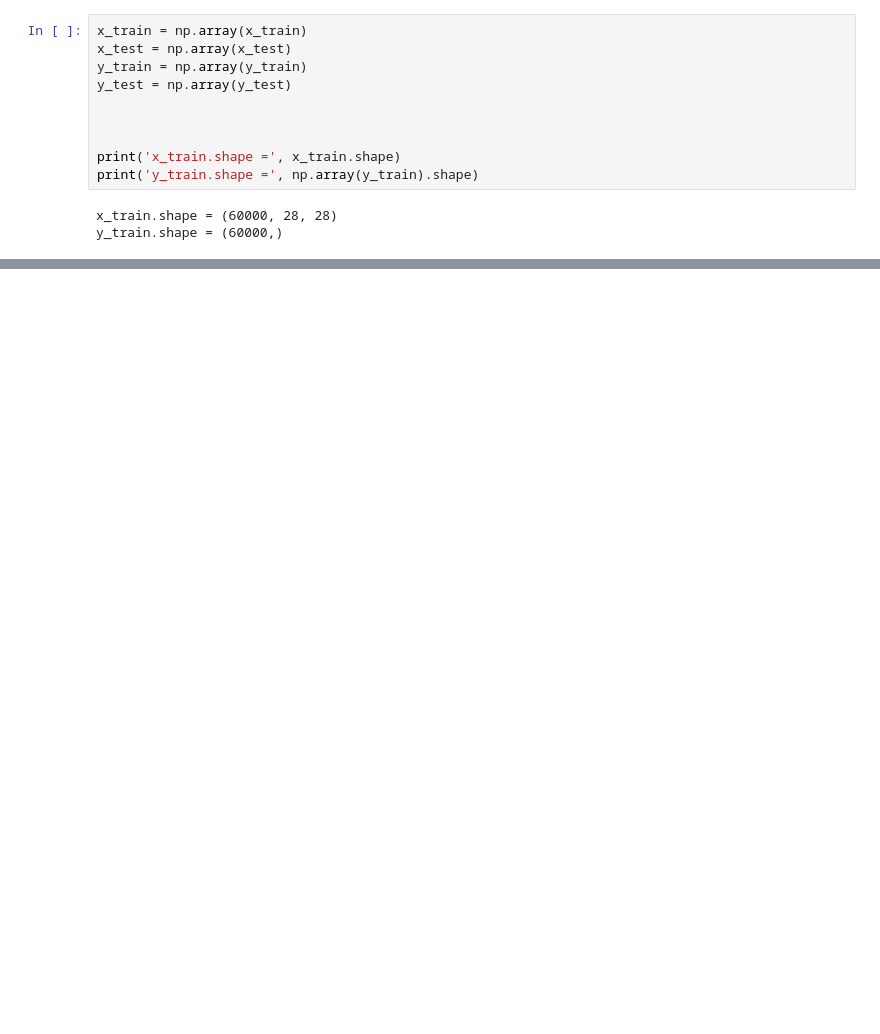
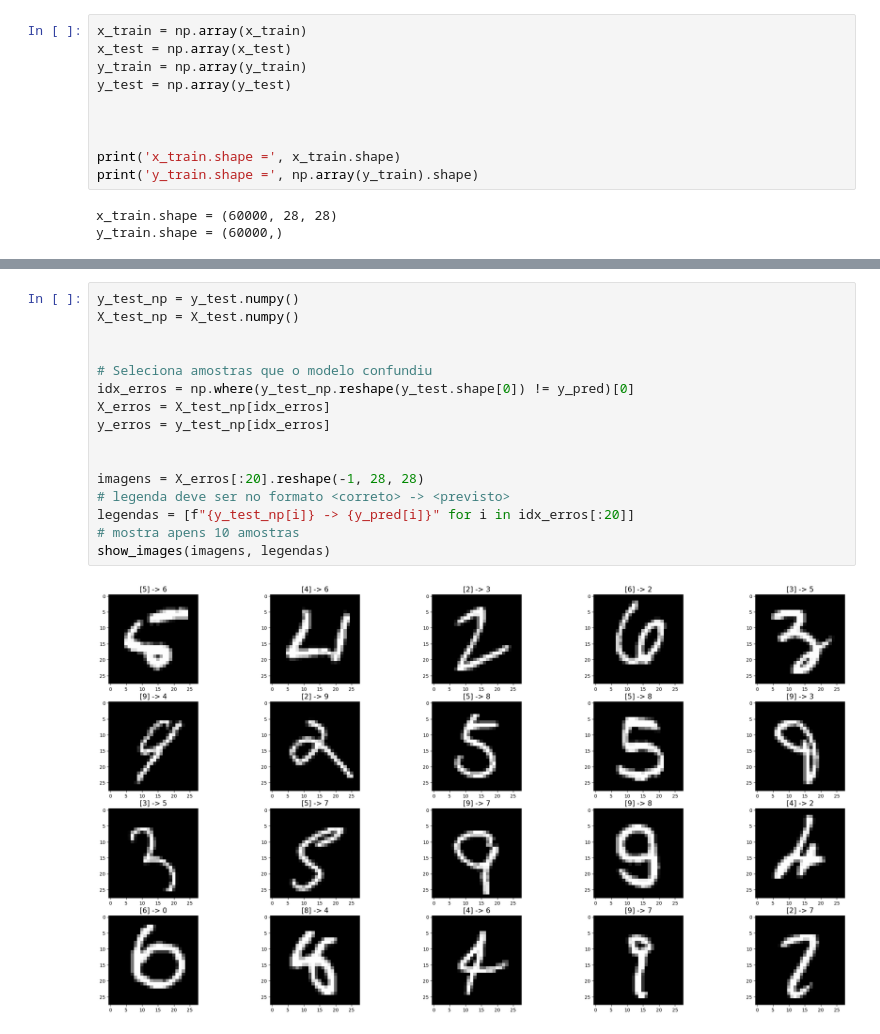
Before and after one commit to salocinrevenge/AlgeLin-ML, a Jupyter notebook: tarefa3.ipynb, the cells around one changed output, grey strips where cells are left out. Cells and saved outputs as stored; diff of their text form; blank space fills up the shorter version.

```diff
--- a/tarefa3.ipynb
+++ b/tarefa3.ipynb
@@ -504,0 +675,18 @@ TypeError: mean() received an invalid combination of arguments - got (dtype=None
+# %%
+y_test_np = y_test.numpy()
+X_test_np = X_test.numpy()
+
+
+# Seleciona amostras que o modelo confundiu
+idx_erros = np.where(y_test_np.reshape(y_test.shape[0]) != y_pred)[0]
+X_erros = X_test_np[idx_erros]
+y_erros = y_test_np[idx_erros]
+
+
+imagens = X_erros[:20].reshape(-1, 28, 28)
+# legenda deve ser no formato <correto> -> <previsto>
+legendas = [f"{y_test_np[i]} -> {y_pred[i]}" for i in idx_erros[:20]]
+# mostra apens 10 amostras
+show_images(imagens, legendas)
+# %% [output]
+[figure, added]
```
Also changed, not shown: parts of 25 cells of this notebook.
